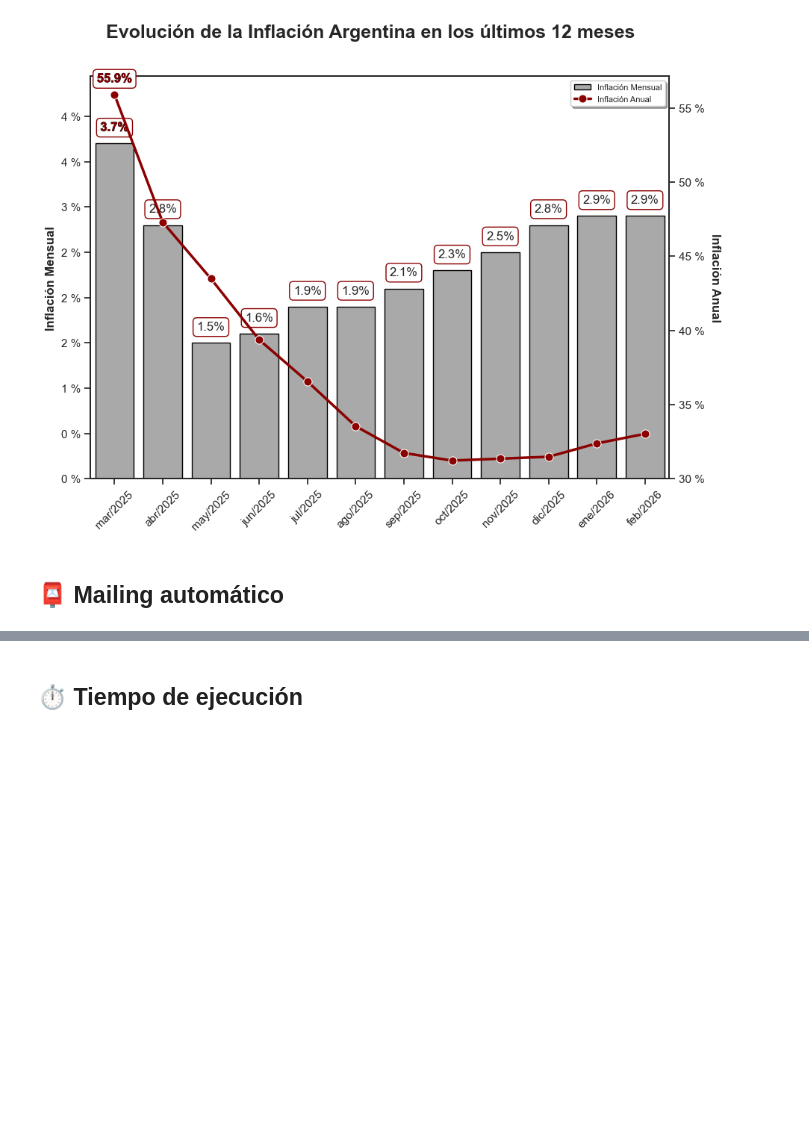
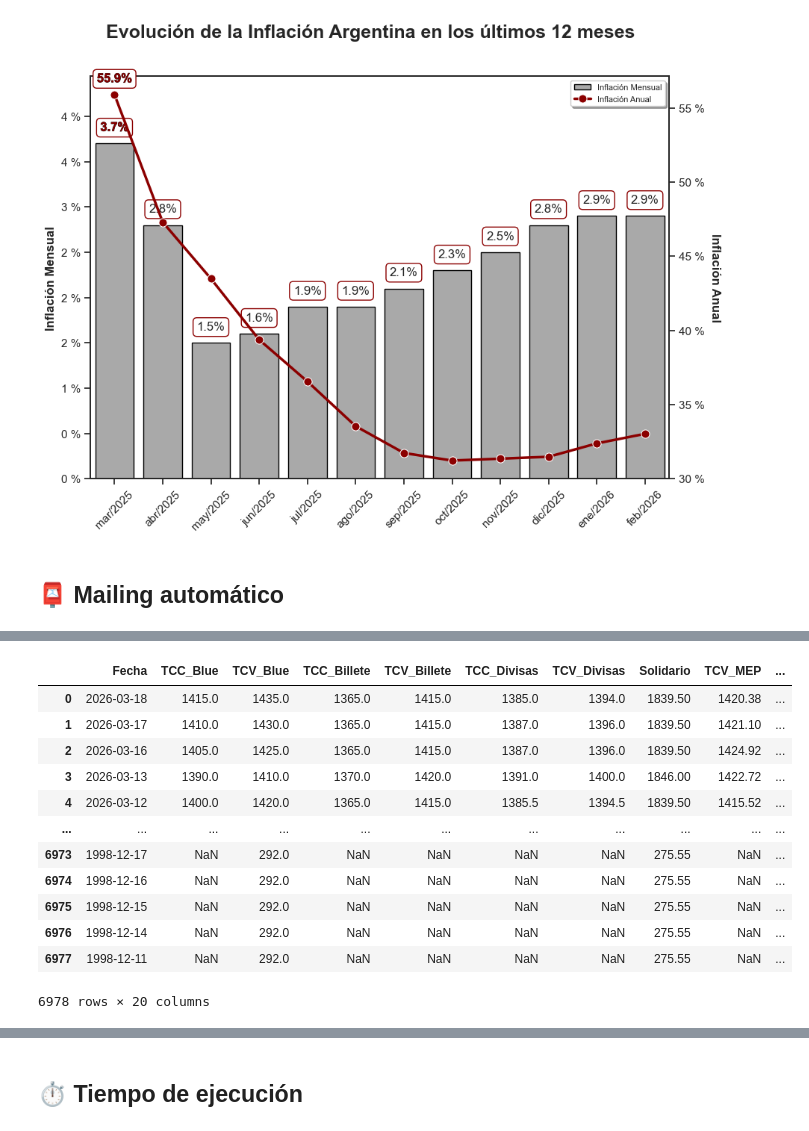
Before and after one commit to mauroemartinez/RPA-exchange-rate-scrapping-automatic-mailing, a Jupyter notebook: RPA_Tipos_de_Cambio_Mailing.ipynb, the cells around one changed output, grey strips where cells are left out. Cells and saved outputs as stored; diff of their text form; code cells hidden in the pictures; blank space fills up the shorter version.

```diff
--- a/RPA_Tipos_de_Cambio_Mailing.ipynb
+++ b/RPA_Tipos_de_Cambio_Mailing.ipynb
@@ -1067,2 +1083,21 @@ inflacion_df
+# %%
+# Dividimos las TEA por 100
+df['fed_tea'] = df['fed_tea'].apply(lambda x: f"{x/100:.2%}" if pd.notnull(x) else "")
+df['bcra_tea'] = df['bcra_tea'].apply(lambda x: f"{x/100:.2%}" if pd.notnull(x) else "")
+df
+# %% [output]
+|  | Fecha | TCC_Blue | TCV_Blue | TCC_Billete | TCV_Billete | TCC_Divisas | TCV_Divisas | Solidario | TCV_MEP | ... |
+| 0 | 2026-03-18 | 1415.0 | 1435.0 | 1365.0 | 1415.0 | 1385.0 | 1394.0 | 1839.50 | 1420.38 | ... |
+| 1 | 2026-03-17 | 1410.0 | 1430.0 | 1365.0 | 1415.0 | 1387.0 | 1396.0 | 1839.50 | 1421.10 | ... |
+| 2 | 2026-03-16 | 1405.0 | 1425.0 | 1365.0 | 1415.0 | 1387.0 | 1396.0 | 1839.50 | 1424.92 | ... |
+| 3 | 2026-03-13 | 1390.0 | 1410.0 | 1370.0 | 1420.0 | 1391.0 | 1400.0 | 1846.00 | 1422.72 | ... |
+| 4 | 2026-03-12 | 1400.0 | 1420.0 | 1365.0 | 1415.0 | 1385.5 | 1394.5 | 1839.50 | 1415.52 | ... |
+| ... | ... | ... | ... | ... | ... | ... | ... | ... | ... | ... |
+| 6973 | 1998-12-17 | NaN | 292.0 | NaN | NaN | NaN | NaN | 275.55 | NaN | ... |
+| 6974 | 1998-12-16 | NaN | 292.0 | NaN | NaN | NaN | NaN | 275.55 | NaN | ... |
+| 6975 | 1998-12-15 | NaN | 292.0 | NaN | NaN | NaN | NaN | 275.55 | NaN | ... |
+| 6976 | 1998-12-14 | NaN | 292.0 | NaN | NaN | NaN | NaN | 275.55 | NaN | ... |
+| 6977 | 1998-12-11 | NaN | 292.0 | NaN | NaN | NaN | NaN | 275.55 | NaN | ... |
+6978 rows × 20 columns
 # %%
 # Descomentar la siguiente línea para testear
```
Also changed, not shown: parts of 19 cells of this notebook.
